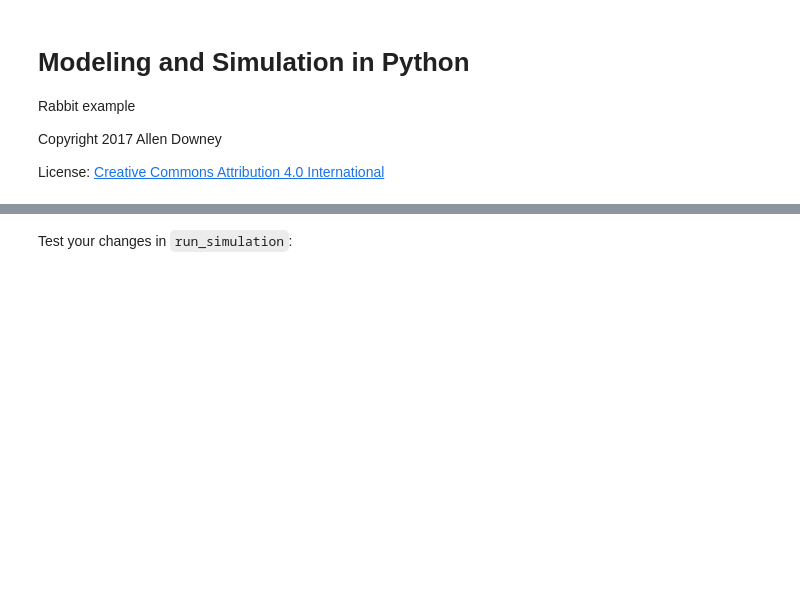
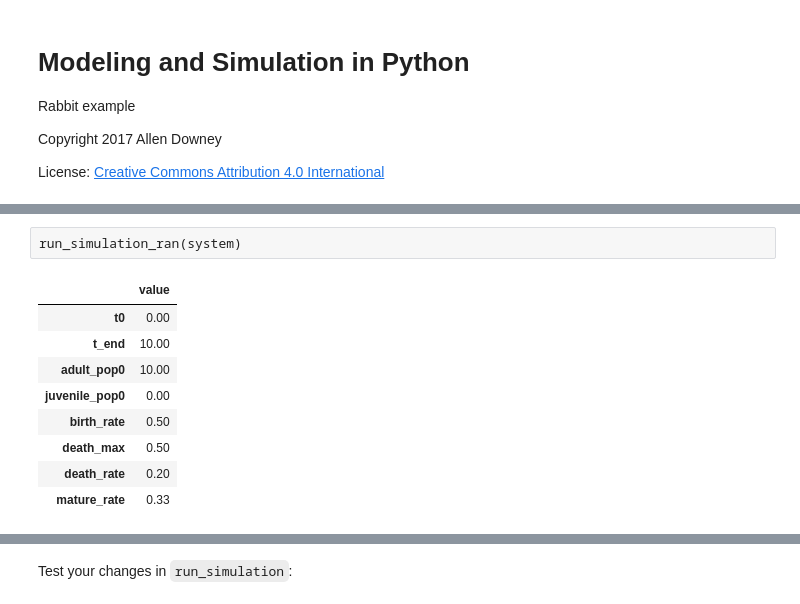
Before and after one commit to ASHSWAN1999/ModSimPy, a Jupyter notebook: code/Project1.ipynb, the cells around one changed output, grey strips where cells are left out. Cells and saved outputs as stored; diff of their text form; code cells hidden in the pictures; blank space fills up the shorter version.

```diff
--- a/code/Project1.ipynb
+++ b/code/Project1.ipynb
@@ -60,0 +104,23 @@ def run_simulation(system):
+# %% [raw]
+run_simulation_ran(system)
+# %%
+system = System(t0 = 0,
+                t_end = 10,
+                adult_pop0 = 10,
+                juvenile_pop0 = 0,
+                birth_rate = 0.5,
+                death_max = .5,
+                death_rate = 0.2,
+                mature_rate = 0.33)
+
+system
+# %% [output]
+|  | value |
+| t0 | 0.00 |
+| t_end | 10.00 |
+| adult_pop0 | 10.00 |
+| juvenile_pop0 | 0.00 |
+| birth_rate | 0.50 |
+| death_max | 0.50 |
+| death_rate | 0.20 |
+| mature_rate | 0.33 |
```
Also changed, not shown: parts of 9 cells of this notebook, 8 other files.
